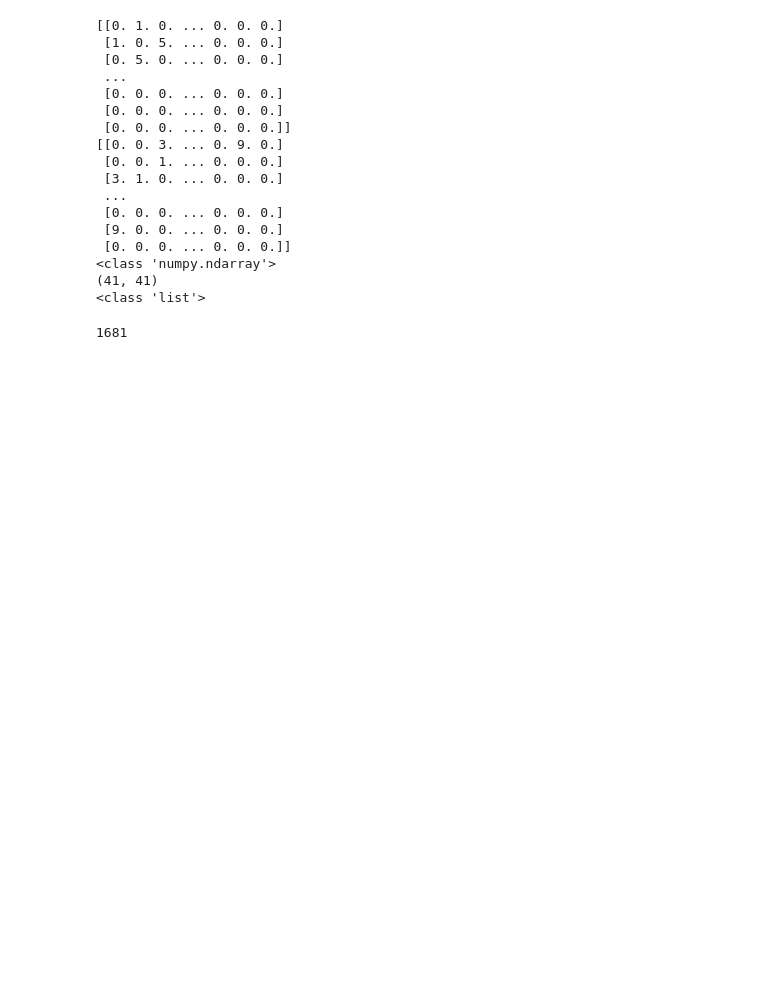
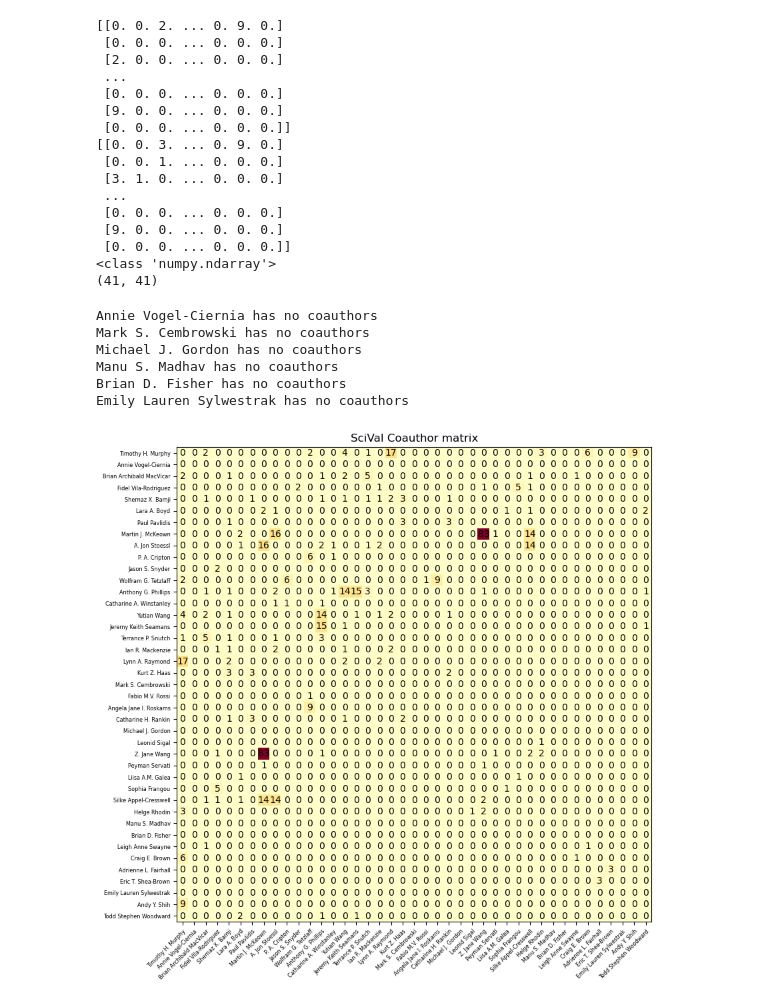
Before and after one commit to rainacao/scholar_metrics_scraper, a Jupyter notebook: authorlist comparisons/comparison.ipynb, the cells around one changed output. Drawn from its saved outputs; the diff is of its cells as text; code cells hidden in the pictures; blank space fills up the shorter version.

```diff
--- a/authorlist comparisons/comparison.ipynb
+++ b/authorlist comparisons/comparison.ipynb
@@ -76,15 +75,15 @@ print(gs_coauthor_matrix)
 print(type(scival_coauthor_matrix))
 print(scival_coauthor_matrix.shape)
 
-scival_2dlist = scival_coauthor_matrix.tolist()
-print(type(scival_2dlist))
+# scival_2dlist = scival_coauthor_matrix.tolist()
+# print(type(scival_2dlist))
 # %% [output]
-[[0. 1. 0. ... 0. 0. 0.]
- [1. 0. 5. ... 0. 0. 0.]
- [0. 5. 0. ... 0. 0. 0.]
+[[0. 0. 2. ... 0. 9. 0.]
+ [0. 0. 0. ... 0. 0. 0.]
+ [2. 0. 0. ... 0. 0. 0.]
  ...
  [0. 0. 0. ... 0. 0. 0.]
- [0. 0. 0. ... 0. 0. 0.]
+ [9. 0. 0. ... 0. 0. 0.]
  [0. 0. 0. ... 0. 0. 0.]]
 [[0. 0. 3. ... 0. 9. 0.]
  [0. 0. 1. ... 0. 0. 0.]
@@ -95,15 +94,44 @@ print(type(scival_2dlist))
  [0. 0. 0. ... 0. 0. 0.]]
 <class 'numpy.ndarray'>
 (41, 41)
-<class 'list'>
-# %%
-print(np.size(scival_2dlist))
-ci, _ = bct.modularity_und(scival_2dlist)
-# gp, gn = bct.gateway_coef_sign(scival_coauthor_matrix, ci)
-
-# gpb, gnb = bct.gateway_coef_sign(scival_coauthor_matrix, ci, centrality_type = "betweenness")
-# %% [output]
-1681
+# %%
+# plt.matshow(scival_coauthor_matrix,cmap="Wistia",norm="linear")
+# plt.matshow(gs_coauthor_matrix,cmap="Wistia",norm="linear")
+def graph_matrix(df, title):
+    coauthor_matrix = get_coauthor_matrix(df)
+    names=scival_df["Name"].to_list()
+
+    fig, ax = plt.subplots()
+    im = ax.imshow(coauthor_matrix, cmap="YlOrRd")
+
+    # Show all ticks and label them with the respective list entries
+    ax.set_xticks(np.arange(len(names)), labels=names, fontsize="xx-small")
+    ax.set_yticks(np.arange(len(names)), labels=names, fontsize="xx-small")
+
+    # Rotate the tick labels and set their alignment.
+    plt.setp(ax.get_xticklabels(), rotation=45, ha="right",
+            rotation_mode="anchor")
+
+    # Loop over data dimensions and create text annotations.
+    for i in range(len(names)):
+        for j in range(len(names)):
+            text = ax.text(j, i, int(coauthor_matrix[i, j]),
+                        ha="center", va="center", color="black")
+
+    ax.set_title(title)
+    fig.tight_layout()
+    fig.set_size_inches(10, 10)
+    plt.show()
+# %%
+graph_matrix(scival_df, "SciVal Coauthor matrix")
+# %% [output]
+Annie Vogel-Ciernia has no coauthors
+Mark S. Cembrowski has no coauthors
+Michael J. Gordon has no coauthors
+Manu S. Madhav has no coauthors
+Brian D. Fisher has no coauthors
+Emily Lauren Sylwestrak has no coauthors
+[figure, added]
 # %%
 scival_centrality = bct.betweenness_bin(scival_coauthor_matrix)
 scival_centrality_normed = scival_centrality/((len(scival_coauthor_matrix)-1)*(len(scival_coauthor_matrix)-2))
```
Also changed, not shown: parts of 11 cells of this notebook, 3 other files.
